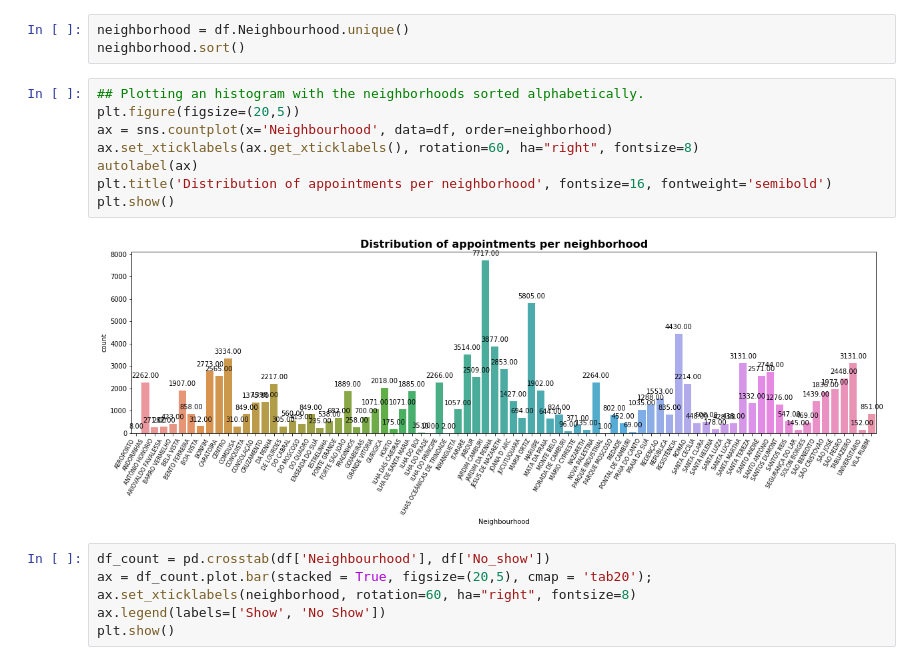
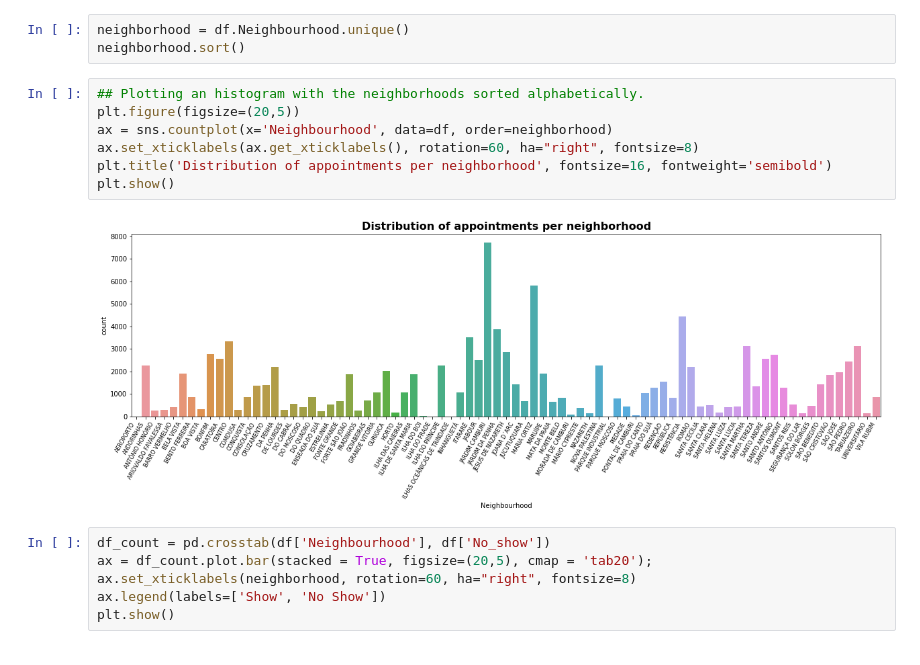
Before and after one commit to Lashuk1729/Medical-Appointment-No-Shows, a Jupyter notebook: Investigate_a_Dataset.ipynb, the cells around one changed output. Saved outputs shown, nothing was run; the diff lists cells and outputs as text.

```diff
--- a/Investigate_a_Dataset.ipynb
+++ b/Investigate_a_Dataset.ipynb
@@ -666,13 +669,12 @@ neighborhood.sort()
 # %%
 ## Plotting an histogram with the neighborhoods sorted alphabetically.
 plt.figure(figsize=(20,5))
 ax = sns.countplot(x='Neighbourhood', data=df, order=neighborhood)
 ax.set_xticklabels(ax.get_xticklabels(), rotation=60, ha="right", fontsize=8)
-autolabel(ax)
 plt.title('Distribution of appointments per neighborhood', fontsize=16, fontweight='semibold')
 plt.show()
 # %% [output]
-[figure, old version]
+[figure, new version]
 # %%
 df_count = pd.crosstab(df['Neighbourhood'], df['No_show'])
 ax = df_count.plot.bar(stacked = True, figsize=(20,5), cmap = 'tab20');
```
Also changed, not shown: parts of 2 cells of this notebook.
